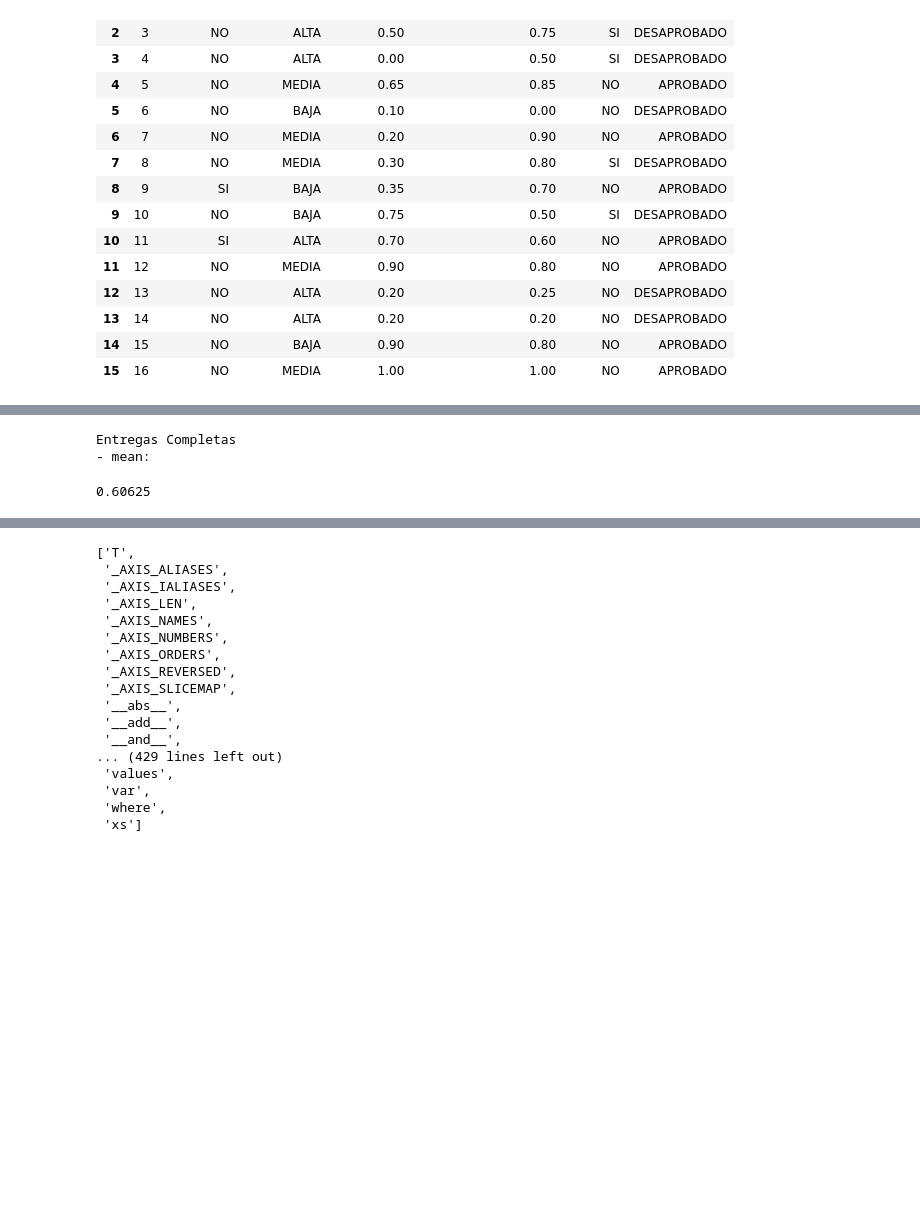
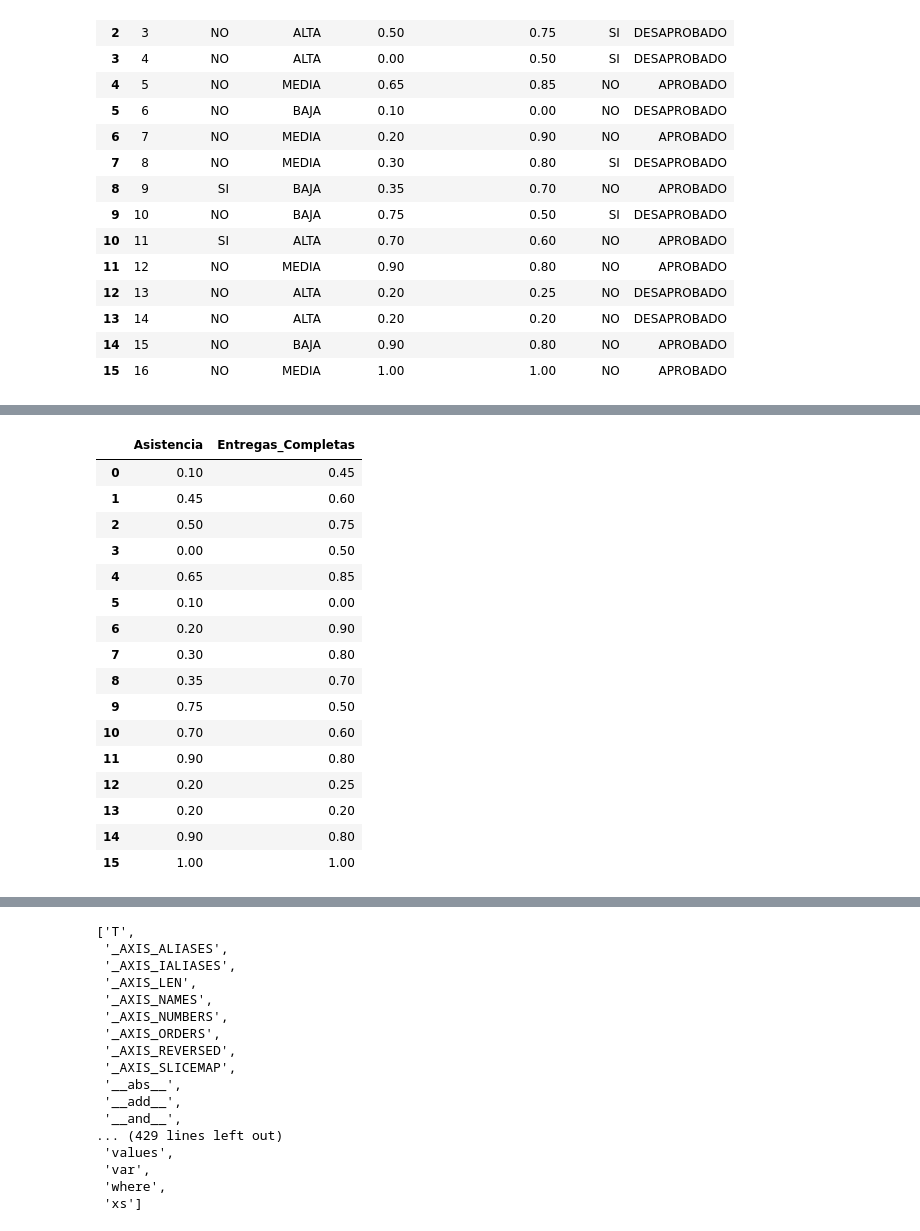
Before and after one commit to romualdo97/data_mining_studies, a Jupyter notebook: python_jupyter_notebook/1_introduction/0_data_preprocessing.ipynb, the cells around one changed output, grey strips where cells are left out. Saved outputs shown, nothing was run; the diff lists cells and outputs as text; code cells hidden in the pictures; blank space fills up the shorter version.

```diff
--- a/python_jupyter_notebook/1_introduction/0_data_preprocessing.ipynb
+++ b/python_jupyter_notebook/1_introduction/0_data_preprocessing.ipynb
@@ -59,11 +78,27 @@ data = pd.merge(datos1, datos2, on='Id')
 # %%
 # 3. DESCRIPTIVE ANALISIS
 
 # data analisis functions http://pythonhow.com/pandas-data-analysis-functions/
 
-print("Entregas Completas\n- mean: ")
-data['Entregas_Completas'].mean()
+# dataframe for describe numeric values
+d = {'Asistencia': data['Asistencia'], 'Entregas_Completas': data['Entregas_Completas']}
+df4descriveNumerics = pd.DataFrame(data=d)
+df4descriveNumerics
 # %% [output]
-Entregas Completas
-- mean:
-0.60625
+|  | Asistencia | Entregas_Completas |
+| 0 | 0.10 | 0.45 |
+| 1 | 0.45 | 0.60 |
+| 2 | 0.50 | 0.75 |
+| 3 | 0.00 | 0.50 |
+| 4 | 0.65 | 0.85 |
+| 5 | 0.10 | 0.00 |
+| 6 | 0.20 | 0.90 |
+| 7 | 0.30 | 0.80 |
+| 8 | 0.35 | 0.70 |
+| 9 | 0.75 | 0.50 |
+| 10 | 0.70 | 0.60 |
+| 11 | 0.90 | 0.80 |
+| 12 | 0.20 | 0.25 |
+| 13 | 0.20 | 0.20 |
+| 14 | 0.90 | 0.80 |
+| 15 | 1.00 | 1.00 |
```
Also changed, not shown: parts of 7 cells of this notebook.
